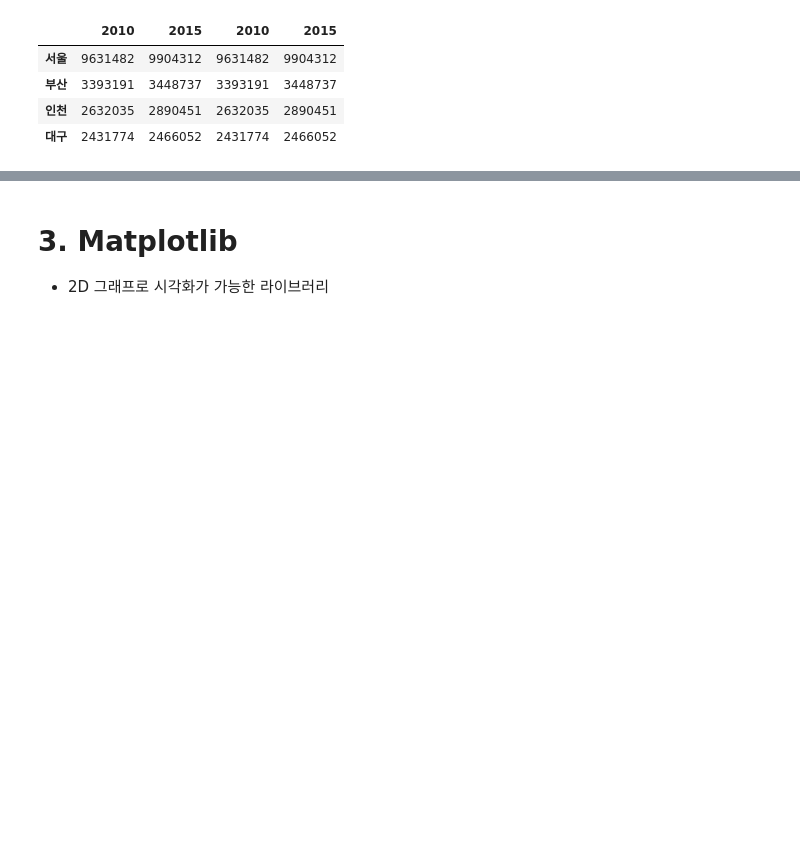
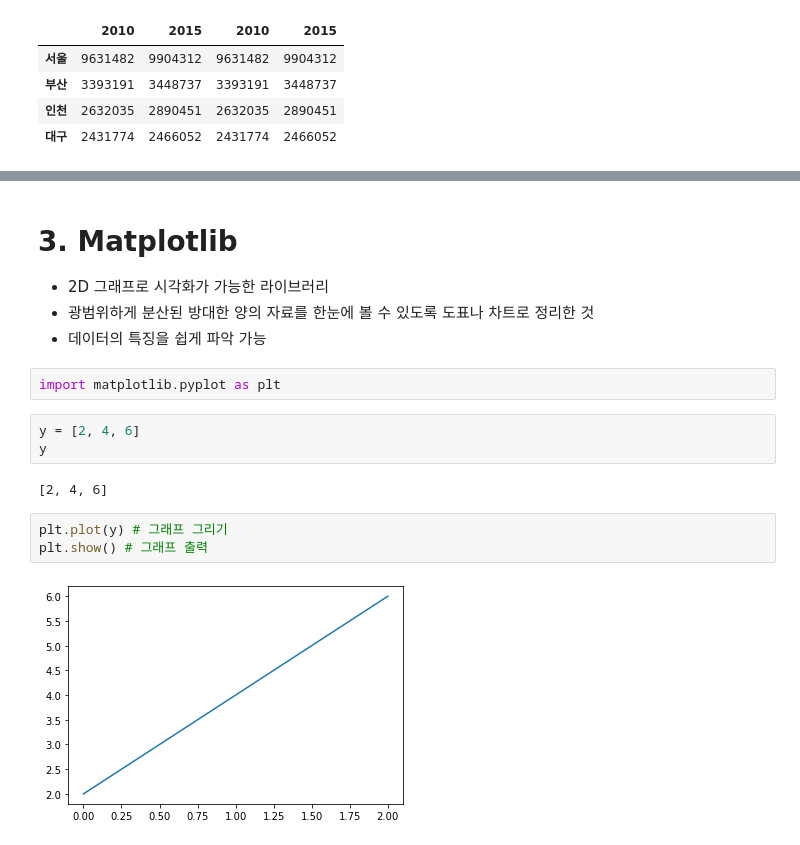
Before and after one commit to pys960/Python, a Jupyter notebook: SMHRD - 파이썬 기초/파이썬 - 데이터 분석, 필수 라이브러리 사용해보기 .ipynb, the cells around one changed output, grey strips where cells are left out. Drawn from its saved outputs; the diff is of its cells as text; blank space fills up the shorter version.

```diff
--- a/SMHRD - 파이썬 기초/파이썬 - 데이터 분석, 필수 라이브러리 사용해보기 .ipynb
+++ b/SMHRD - 파이썬 기초/파이썬 - 데이터 분석, 필수 라이브러리 사용해보기 .ipynb
@@ -754,3 +1753,17 @@ df[['2010','2015','2010','2015']] # 인덱싱은 가르키는 것이기 때문
 # %% [markdown]
 # 3. Matplotlib
 - 2D 그래프로 시각화가 가능한 라이브러리
+- 광범위하게 분산된 방대한 양의 자료를 한눈에 볼 수 있도록 도표나 차트로 정리한 것
+- 데이터의 특징을 쉽게 파악 가능
+# %%
+import matplotlib.pyplot as plt
+# %%
+y = [2, 4, 6]
+y
+# %% [output]
+[2, 4, 6]
+# %%
+plt.plot(y) # 그래프 그리기
+plt.show() # 그래프 출력
+# %% [output]
+[figure, added]
```
Also changed, not shown: parts of 136 cells of this notebook, 6 other files.
